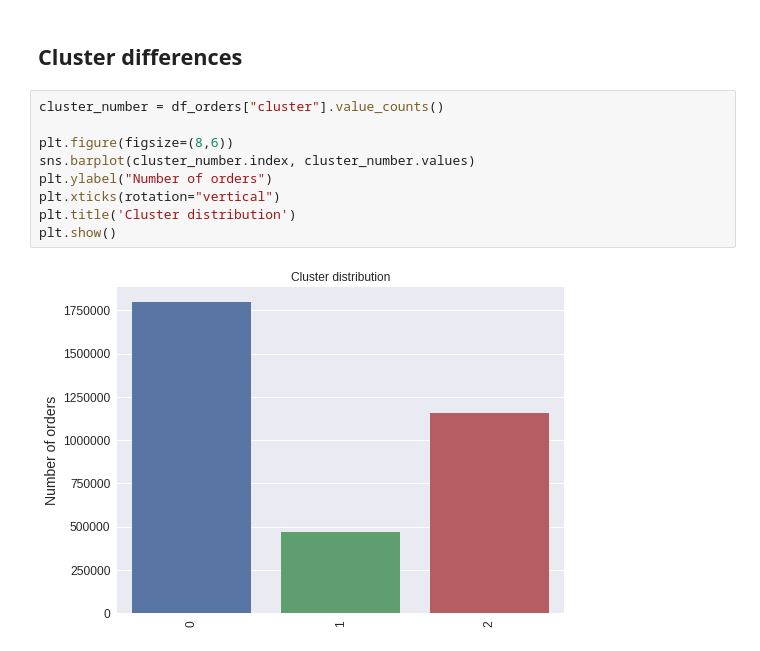
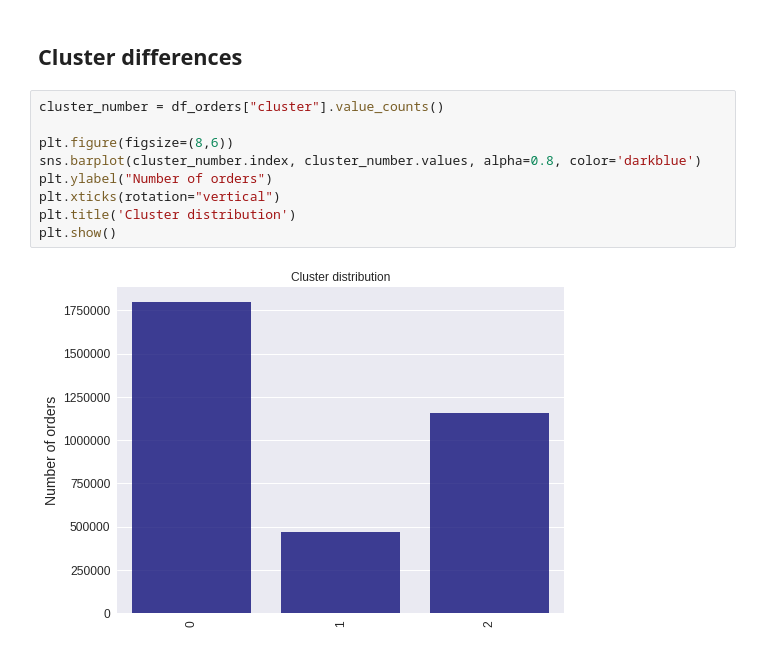
Before and after one commit to dxu15-nic/Instacart_Recommender, a Jupyter notebook: notebooks/EDA.ipynb, the cells around one changed output. Saved outputs shown, nothing was run; the diff lists cells and outputs as text.

```diff
--- a/notebooks/EDA.ipynb
+++ b/notebooks/EDA.ipynb
@@ -508,11 +509,11 @@ plt.show()
 # %%
 cluster_number = df_orders["cluster"].value_counts()
 
 plt.figure(figsize=(8,6))
-sns.barplot(cluster_number.index, cluster_number.values)
+sns.barplot(cluster_number.index, cluster_number.values, alpha=0.8, color='darkblue')
 plt.ylabel("Number of orders")
 plt.xticks(rotation="vertical")
 plt.title('Cluster distribution')
 plt.show()
 # %% [output]
-[figure, old version]
+[figure, new version]
```
Also changed, not shown: parts of 31 cells of this notebook.
